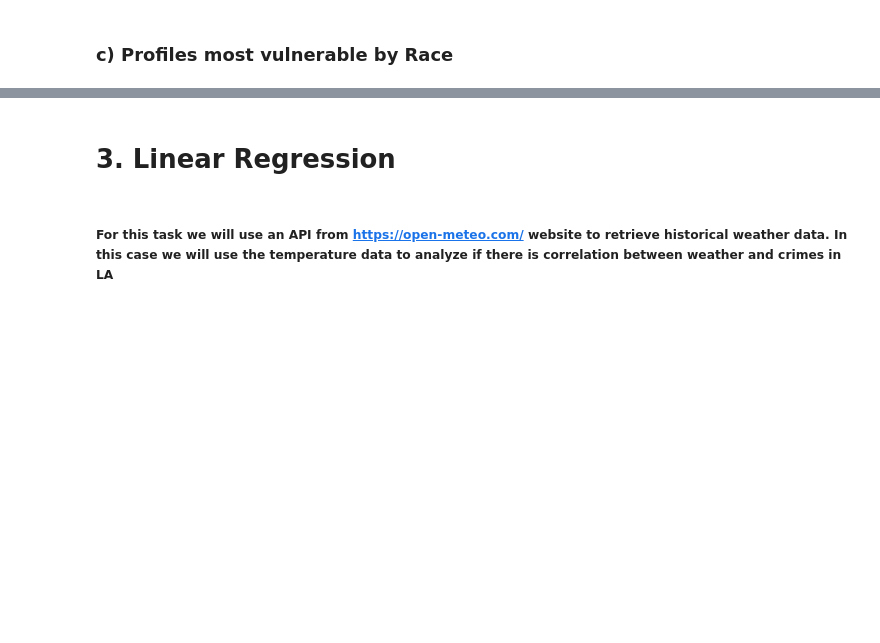
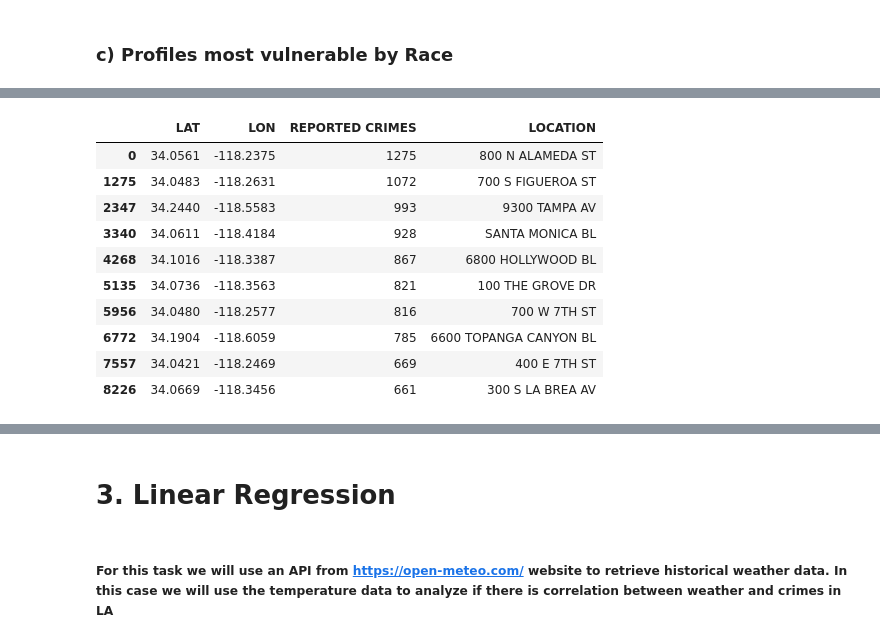
Before and after one commit to Ivanco19/Project-1, a Jupyter notebook: CodeNstuff/project1.ipynb, the cells around one changed output, grey strips where cells are left out. Saved outputs shown, nothing was run; the diff lists cells and outputs as text; code cells hidden in the pictures; blank space fills up the shorter version.

```diff
--- a/CodeNstuff/project1.ipynb
+++ b/CodeNstuff/project1.ipynb
@@ -143 +198,26 @@ plt.show()
+# %%
+# Build a new dataframe with only valid locations. Then, count how many crimes occured at that specific location.
+# Finally, plot the top 10 most dangerous locations
+valid_locations_df = df[(df['LAT'] != 0) & (df['LON'] != 0)]
+valid_locations_df = valid_locations_df[valid_locations_df.duplicated(subset=['LAT', 'LON'], keep=False)]
+valid_locations_df = valid_locations_df.groupby(['LAT', 'LON']).size().reset_index(name='REPORTED CRIMES').sort_values(by='REPORTED CRIMES', ascending=False).head(10)
+# %%
+# Look for location name in original dataset. After that, merge to retrieve this information
+original_df = df[['LAT', 'LON', 'LOCATION']]
+map_df = pd.merge(valid_locations_df, original_df, on=['LAT', 'LON'], how='left')
+# Display only unique LAT & LON data table for preview
+location_df = map_df.drop_duplicates(subset=['LAT', 'LON', 'REPORTED CRIMES'])
+location_df
+# %% [output]
+|  | LAT | LON | REPORTED CRIMES | LOCATION |
+| 0 | 34.0561 | -118.2375 | 1275 | 800 N ALAMEDA ST |
+| 1275 | 34.0483 | -118.2631 | 1072 | 700 S FIGUEROA ST |
+| 2347 | 34.2440 | -118.5583 | 993 | 9300 TAMPA AV |
+| 3340 | 34.0611 | -118.4184 | 928 | SANTA MONICA BL |
+| 4268 | 34.1016 | -118.3387 | 867 | 6800 HOLLYWOOD BL |
+| 5135 | 34.0736 | -118.3563 | 821 | 100 THE GROVE DR |
+| 5956 | 34.0480 | -118.2577 | 816 | 700 W 7TH ST |
+| 6772 | 34.1904 | -118.6059 | 785 | 6600 TOPANGA CANYON BL |
+| 7557 | 34.0421 | -118.2469 | 669 | 400 E 7TH ST |
+| 8226 | 34.0669 | -118.3456 | 661 | 300 S LA BREA AV |
 # %%
```
Also changed, not shown: parts of 21 cells of this notebook, 1 other file.
